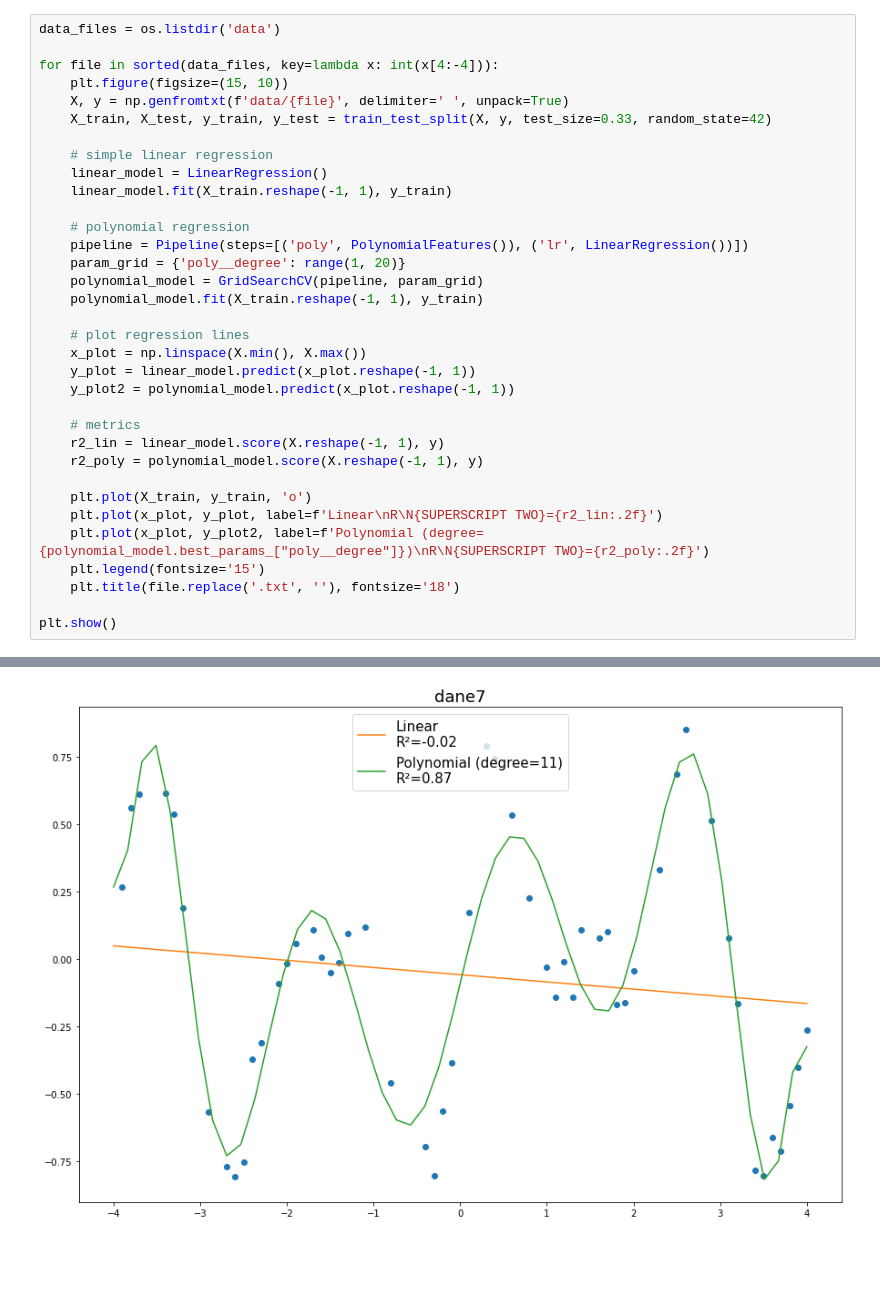
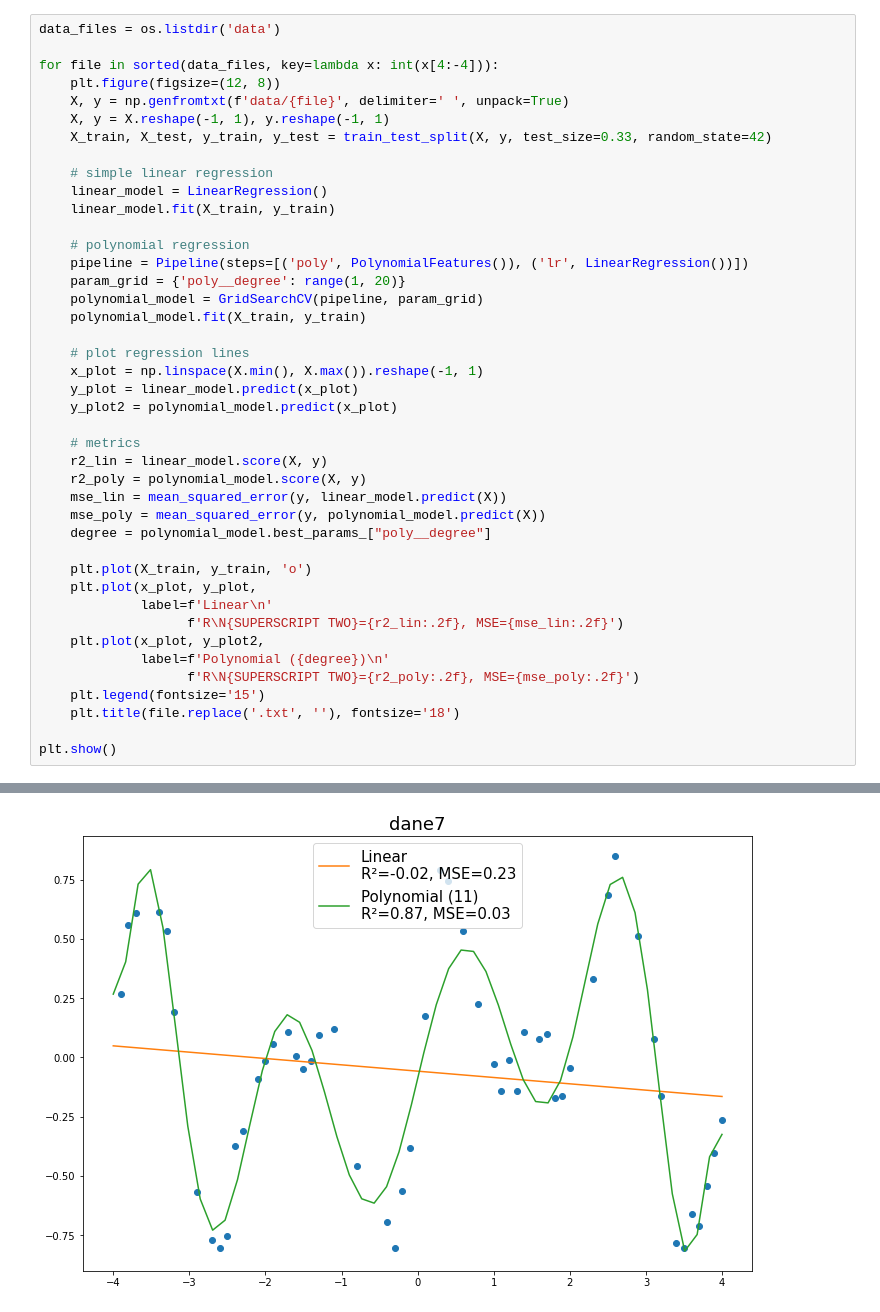
Before and after one commit to wojtekolesinski/ml-models, a Jupyter notebook: linear_models/linear_models.ipynb, the cells around one changed output, grey strips where cells are left out. Cells and saved outputs as stored; diff of their text form; blank space fills up the shorter version.

```diff
--- a/linear_models/linear_models.ipynb
+++ b/linear_models/linear_models.ipynb
@@ -11,32 +12,40 @@ import warnings
 data_files = os.listdir('data')
 
 for file in sorted(data_files, key=lambda x: int(x[4:-4])):
-    plt.figure(figsize=(15, 10))
+    plt.figure(figsize=(12, 8))
     X, y = np.genfromtxt(f'data/{file}', delimiter=' ', unpack=True)
+    X, y = X.reshape(-1, 1), y.reshape(-1, 1)
     X_train, X_test, y_train, y_test = train_test_split(X, y, test_size=0.33, random_state=42)
 
     # simple linear regression
     linear_model = LinearRegression()
-    linear_model.fit(X_train.reshape(-1, 1), y_train)
+    linear_model.fit(X_train, y_train)
 
     # polynomial regression
     pipeline = Pipeline(steps=[('poly', PolynomialFeatures()), ('lr', LinearRegression())])
     param_grid = {'poly__degree': range(1, 20)}
     polynomial_model = GridSearchCV(pipeline, param_grid)
-    polynomial_model.fit(X_train.reshape(-1, 1), y_train)
+    polynomial_model.fit(X_train, y_train)
 
     # plot regression lines
-    x_plot = np.linspace(X.min(), X.max())
-    y_plot = linear_model.predict(x_plot.reshape(-1, 1))
-    y_plot2 = polynomial_model.predict(x_plot.reshape(-1, 1))
+    x_plot = np.linspace(X.min(), X.max()).reshape(-1, 1)
+    y_plot = linear_model.predict(x_plot)
+    y_plot2 = polynomial_model.predict(x_plot)
 
     # metrics
-    r2_lin = linear_model.score(X.reshape(-1, 1), y)
-    r2_poly = polynomial_model.score(X.reshape(-1, 1), y)
+    r2_lin = linear_model.score(X, y)
+    r2_poly = polynomial_model.score(X, y)
+    mse_lin = mean_squared_error(y, linear_model.predict(X))
+    mse_poly = mean_squared_error(y, polynomial_model.predict(X))
+    degree = polynomial_model.best_params_["poly__degree"]
 
     plt.plot(X_train, y_train, 'o')
-    plt.plot(x_plot, y_plot, label=f'Linear\nR\N{SUPERSCRIPT TWO}={r2_lin:.2f}')
-    plt.plot(x_plot, y_plot2, label=f'Polynomial (degree={polynomial_model.best_params_["poly__degree"]})\nR\N{SUPERSCRIPT TWO}={r2_poly:.2f}')
+    plt.plot(x_plot, y_plot,
+             label=f'Linear\n'
+                   f'R\N{SUPERSCRIPT TWO}={r2_lin:.2f}, MSE={mse_lin:.2f}')
+    plt.plot(x_plot, y_plot2,
+             label=f'Polynomial ({degree})\n'
+                   f'R\N{SUPERSCRIPT TWO}={r2_poly:.2f}, MSE={mse_poly:.2f}')
     plt.legend(fontsize='15')
     plt.title(file.replace('.txt', ''), fontsize='18')
 
@@ -51 +62 @@ plt.show()
-[figure, old version]
+[figure, new version]
```
Also changed, not shown: parts of 2 cells of this notebook, 3 other files.
